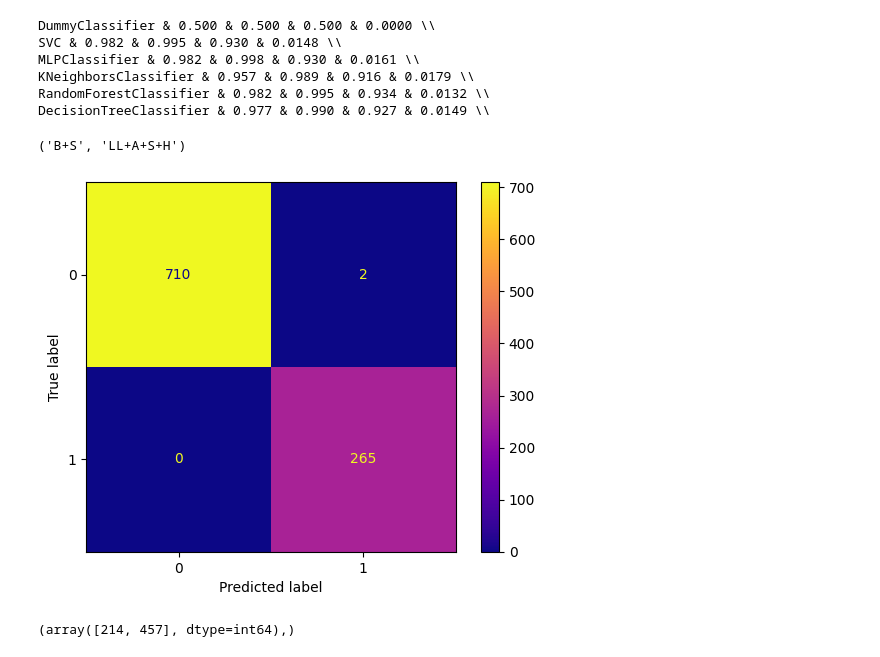
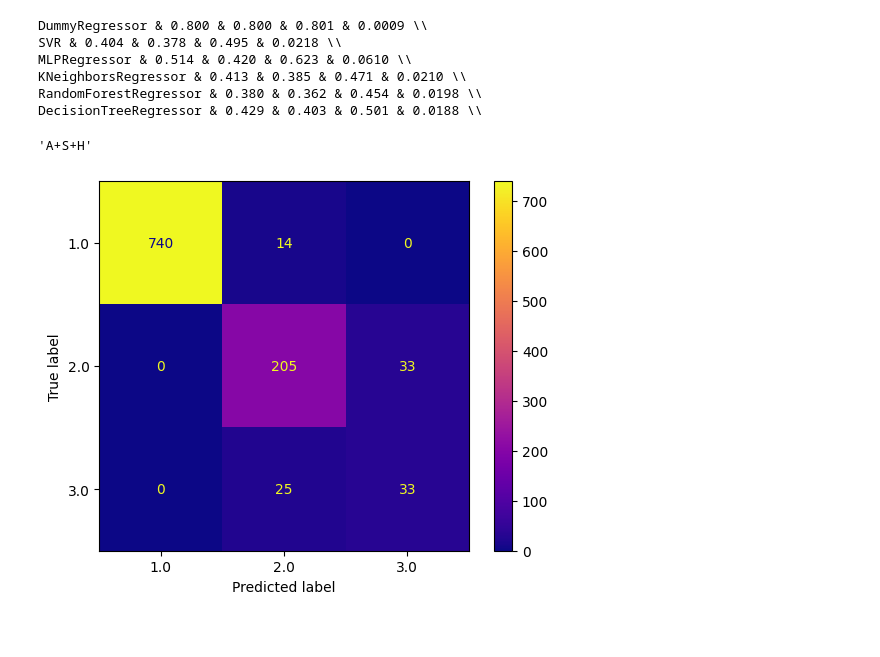
Before and after one commit to tobbensol/masters-thesis, a Jupyter notebook: cyclic dataset pediction.ipynb, the cells around one changed output. Saved outputs shown, nothing was run; the diff lists cells and outputs as text; code cells hidden in the pictures.

```diff
--- a/cyclic dataset pediction.ipynb
+++ b/cyclic dataset pediction.ipynb
@@ -17,4 +20,4 @@ from traffic.core import Traffic, Flight
 # %%
 datasets = [("unbalanced", True, True, True), ("unbalanced", True, True, False) ,("unbalanced", False, False, True),("balanced", False, False, True)]
-run_type = 1
+run_type = 3
 name, simple, classification, statistics = datasets[run_type]
@@ -179,0 +186,5 @@ B+LL+A+S+H & MLPClassifier & 0.998
+# %%
+print("[")
+for feature_set, (_,_, final_score) in best_models.items():
+    print(f"(\"{feature_set}\", {final_score:.3f}),")
+print("]")
@@ -184,14 +213,14 @@ for i, name in enumerate(model_scores["B"][0]):
     minimum = max([score[1][i] for score in model_scores.values()])
     maximum = min([score[1][i] for score in model_scores.values()])
     std = np.std([score[1][i] for score in model_scores.values()])
-    print(f"{name} & {mean:.3f} & {minimum:.3f} & {maximum:.3f} & {std:.4f} \\\\")
+    print(f"{name} & {-mean:.3f} & {-minimum:.3f} & {-maximum:.3f} & {std:.4f} \\\\")
 # %% [output]
-DummyClassifier & 0.500 & 0.500 & 0.500 & 0.0000 \\
-SVC & 0.982 & 0.995 & 0.930 & 0.0148 \\
-MLPClassifier & 0.982 & 0.998 & 0.930 & 0.0161 \\
-KNeighborsClassifier & 0.957 & 0.989 & 0.916 & 0.0179 \\
-RandomForestClassifier & 0.982 & 0.995 & 0.934 & 0.0132 \\
-DecisionTreeClassifier & 0.977 & 0.990 & 0.927 & 0.0149 \\
+DummyRegressor & 0.800 & 0.800 & 0.801 & 0.0009 \\
+SVR & 0.404 & 0.378 & 0.495 & 0.0218 \\
+MLPRegressor & 0.514 & 0.420 & 0.623 & 0.0610 \\
+KNeighborsRegressor & 0.413 & 0.385 & 0.471 & 0.0210 \\
+RandomForestRegressor & 0.380 & 0.362 & 0.454 & 0.0198 \\
+DecisionTreeRegressor & 0.429 & 0.403 & 0.501 & 0.0188 \\
 # %%
 best_B_models = sorted(
     (i for i, (_, _, score) in best_models.items() if "B" in i),
@@ -208,30 +237,26 @@ best_non_B_models = sorted(
 
 best_B_model = best_B_models[0]
 best_non_B_model = best_non_B_models[0]
-# %% [output]
-('B+S', 'LL+A+S+H')
+# %%
+best_non_B_model
+# %% [output]
+'A+S+H'
 # %%
 from sklearn.metrics import ConfusionMatrixDisplay
-
-display = ConfusionMatrixDisplay.from_predictions(y_test, np.round(test_pred), cmap="plasma")
 
 test_pred = pred_dict[best_B_model][0]
 y_test = pred_dict[best_B_model][1]
 
+display = ConfusionMatrixDisplay.from_predictions(y_test, np.round(test_pred), cmap="plasma")
+
 if run_type == 0:
-    test_pred = pred_dict[best_non_B_model][0]
-    y_test = pred_dict[best_non_B_model][1]
     display.figure_.savefig("./Thesis Plots/Experiment2/binary_confusion_matrix_statistics.svg", format="svg", bbox_inches="tight")
 elif run_type == 1:
     display.figure_.savefig("./Thesis Plots/Experiment2/binary_confusion_matrix_landscapes.svg", format="svg", bbox_inches="tight")
 elif run_type == 2:
     display.figure_.savefig("./Thesis Plots/Experiment3/unbalanced_confusion_matrix.svg", format="svg", bbox_inches="tight")
 elif run_type == 3:
     display.figure_.savefig("./Thesis Plots/Experiment3/balanced_confusion_matrix.svg", format="svg", bbox_inches="tight")
 # %% [output]
-[figure, old version]
+[figure, new version]
-# %%
-np.where(test_pred != y_test)
-# %% [output]
-(array([214, 457], dtype=int64),)
 # %%
```
Also changed, not shown: parts of 15 cells of this notebook, 6 other files.
